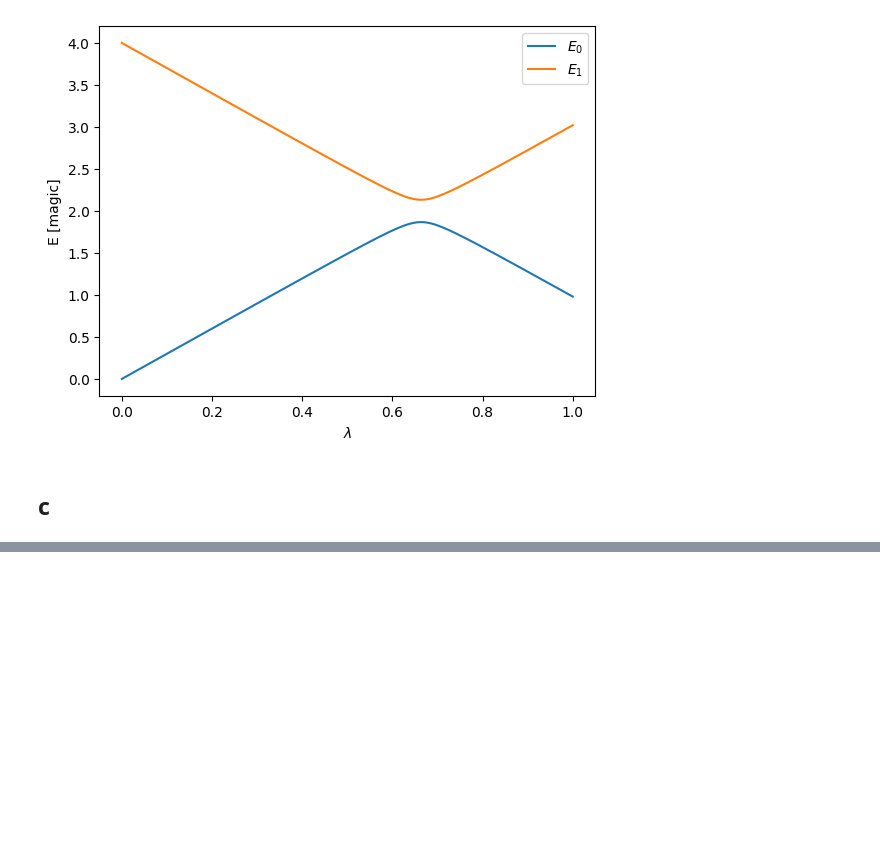
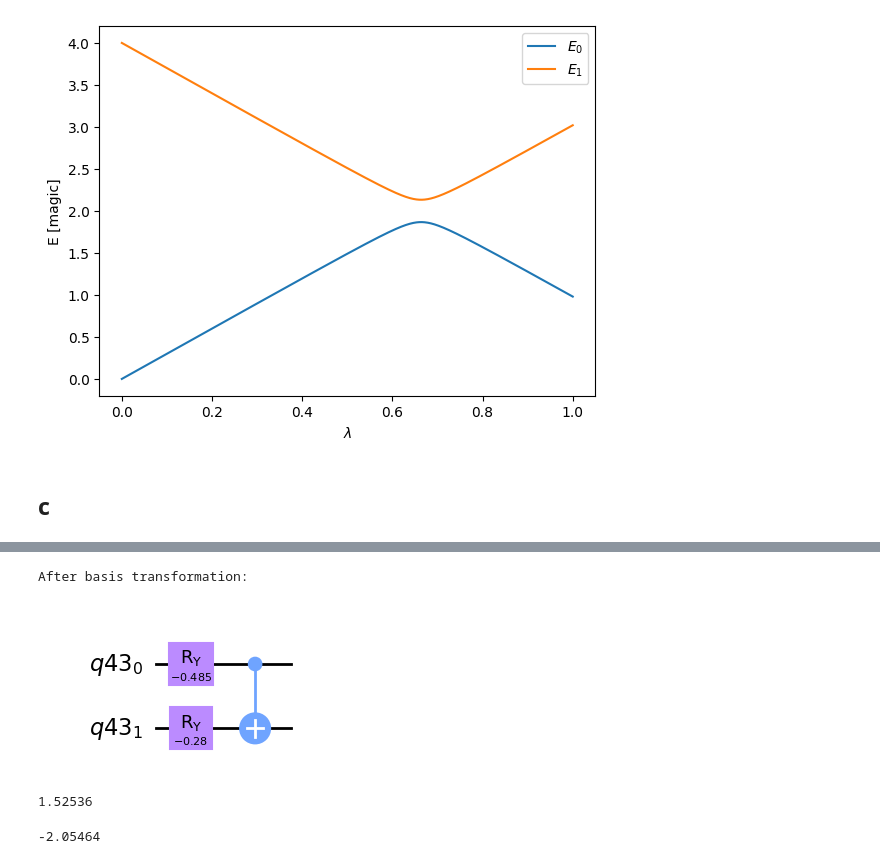
Before and after one commit to hkve/Lipkin-Model-FYS5419, a Jupyter notebook: Project1.ipynb, the cells around one changed output, grey strips where cells are left out. Drawn from its saved outputs; the diff is of its cells as text; code cells hidden in the pictures; blank space fills up the shorter version.

```diff
--- a/Project1.ipynb
+++ b/Project1.ipynb
@@ -173,0 +247,68 @@ TypeError: VQE.__init__() missing 1 required positional argument: 'estimator'
+# %%
+def basis_change(h_i,n_qubits):
+    qreg = QuantumRegister(n_qubits)
+    circuit = QuantumCircuit(qreg)
+
+    for qubit,operator in zip(h_i[1],h_i[2]):
+        if operator == 'X':
+            circuit.h(qreg[qubit])
+        if operator == 'Z':
+            circuit.sdg(qreg[qubit])
+            circuit.h(qreg[qubit])
+    return(circuit)
+# %%
+n_qubits = 2
+theta = np.random.randn(n_qubits)
+
+qreg = QuantumRegister(n_qubits)
+qc = QuantumCircuit(qreg)
+qc = qc.compose(ansatz(theta,n_qubits))
+qc = qc.compose(basis_change(H[0],n_qubits))
+print('After basis transformation:')
+qc.draw('mpl')
+# %% [output]
+After basis transformation:
+[figure, added]
+# %%
+def get_energy(theta):
+    n_qubits = 2
+    qreg = QuantumRegister(n_qubits)
+    qc = QuantumCircuit(qreg)
+    qc = qc.compose(ansatz(theta,n_qubits))
+    qc_list = []
+    for idx,h_i in enumerate(H):
+        basis_change_circuit = basis_change(h_i,n_qubits)
+        new_qc = qc.compose(basis_change_circuit)
+        creg = ClassicalRegister(len(h_i[1]))
+        new_qc.add_register(creg)
+        new_qc.measure(qreg[h_i[1]],creg)
+        qc_list.append(new_qc)
+
+    shots = 10000
+    job = simulator.run(qc_list,shots=shots)
+    E = np.zeros(len(qc_list))
+    for i in range(len(E)):
+        result = job.result()
+        counts = result.get_counts(i)
+        for key,value in counts.items():
+            e = 1
+            for bit in key:
+                if bit == '0':
+                    e *= 1
+                if bit == '1':
+                    e *= -1
+            E[i] += e*value
+        E[i] *= H[i][0]
+    E /= shots
+    return(np.sum(E))
+
+theta = np.random.randn(2)
+get_energy(theta)
+# %% [output]
+1.52536
+# %%
+theta = np.random.randn(2)
+res = minimize(get_energy, theta, method='Powell',tol=1e-12)
+get_energy(res.x)
+# %% [output]
+-2.05464
```
Also changed, not shown: parts of 12 cells of this notebook.
